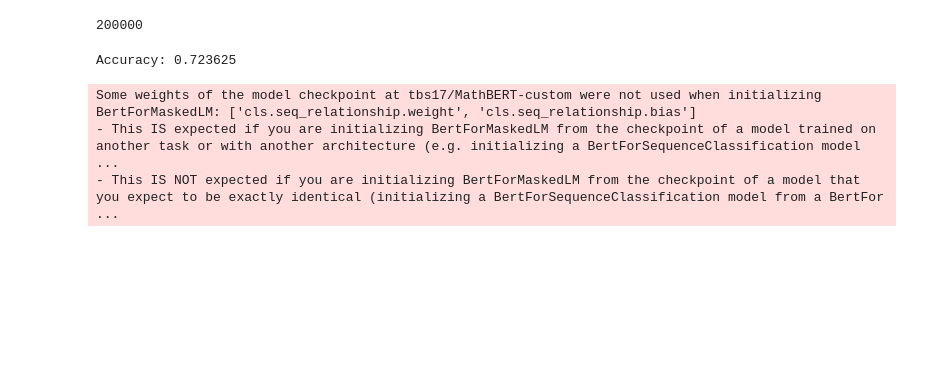
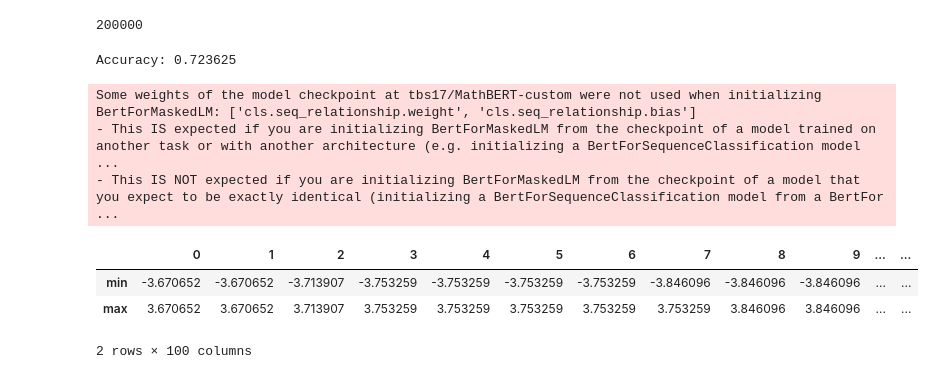
Before and after one commit to khieu/workshop2022, a Jupyter notebook: experiment_g2st.ipynb, the cells around one changed output. Drawn from its saved outputs; the diff is of its cells as text; code cells hidden in the pictures; blank space fills up the shorter version.

```diff
--- a/experiment_g2st.ipynb
+++ b/experiment_g2st.ipynb
@@ -385,0 +512,11 @@ Some weights of the model checkpoint at tbs17/MathBERT-custom were not used when
+# %%
+#min(long_test_pd.iloc[0])
+def minMax(x):
+    return pd.Series(index=['min','max'],data=[x.min(),x.max()])
+
+long_test_pd.apply(minMax)
+# %% [output]
+|  | 0 | 1 | 2 | 3 | 4 | 5 | 6 | 7 | 8 | 9 | ... | ... |
+| min | -3.670652 | -3.670652 | -3.713907 | -3.753259 | -3.753259 | -3.753259 | -3.753259 | -3.846096 | -3.846096 | -3.846096 | ... | ... |
+| max | 3.670652 | 3.670652 | 3.713907 | 3.753259 | 3.753259 | 3.753259 | 3.753259 | 3.753259 | 3.846096 | 3.846096 | ... | ... |
+2 rows × 100 columns
```
Also changed, not shown: parts of 37 cells of this notebook, 2 other files.
